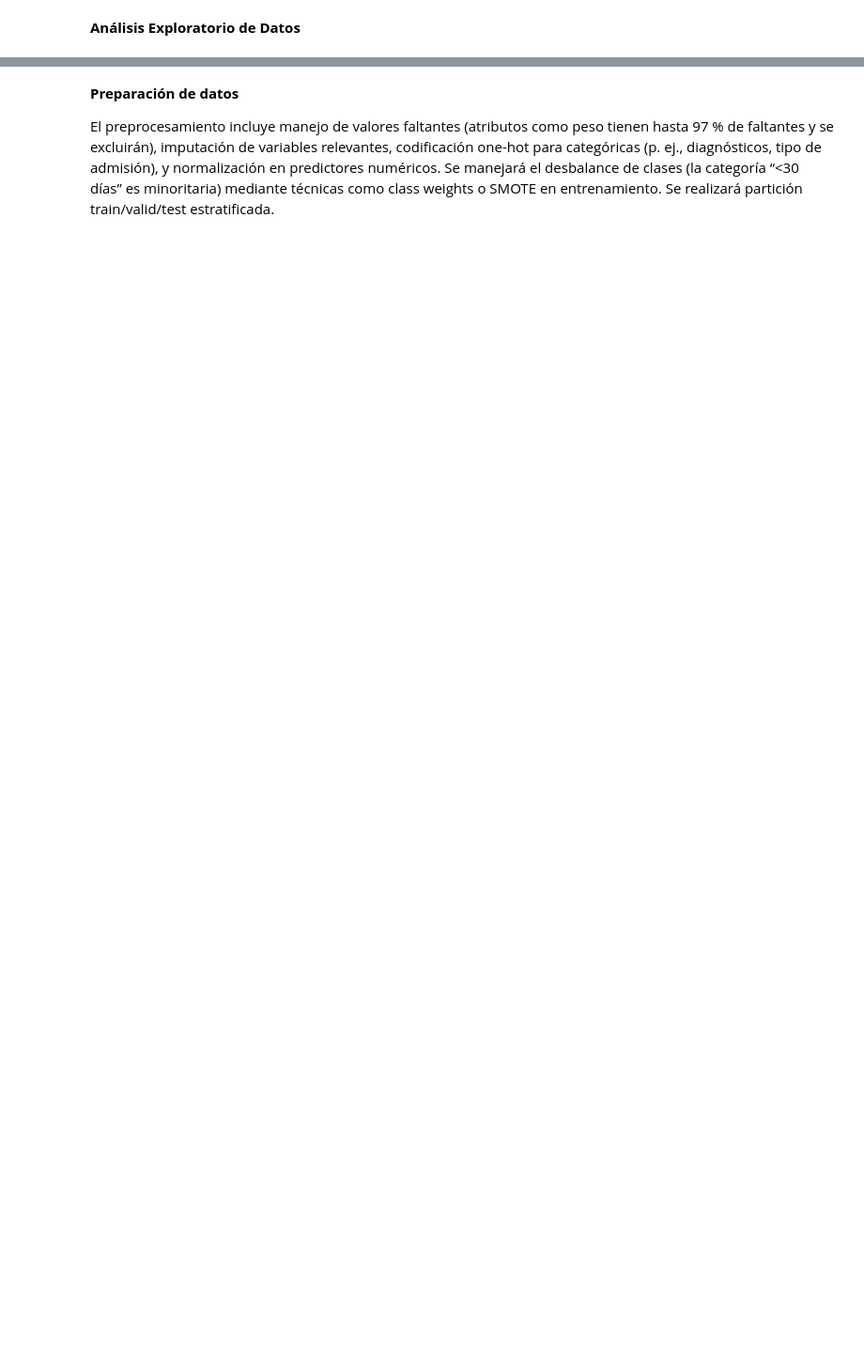
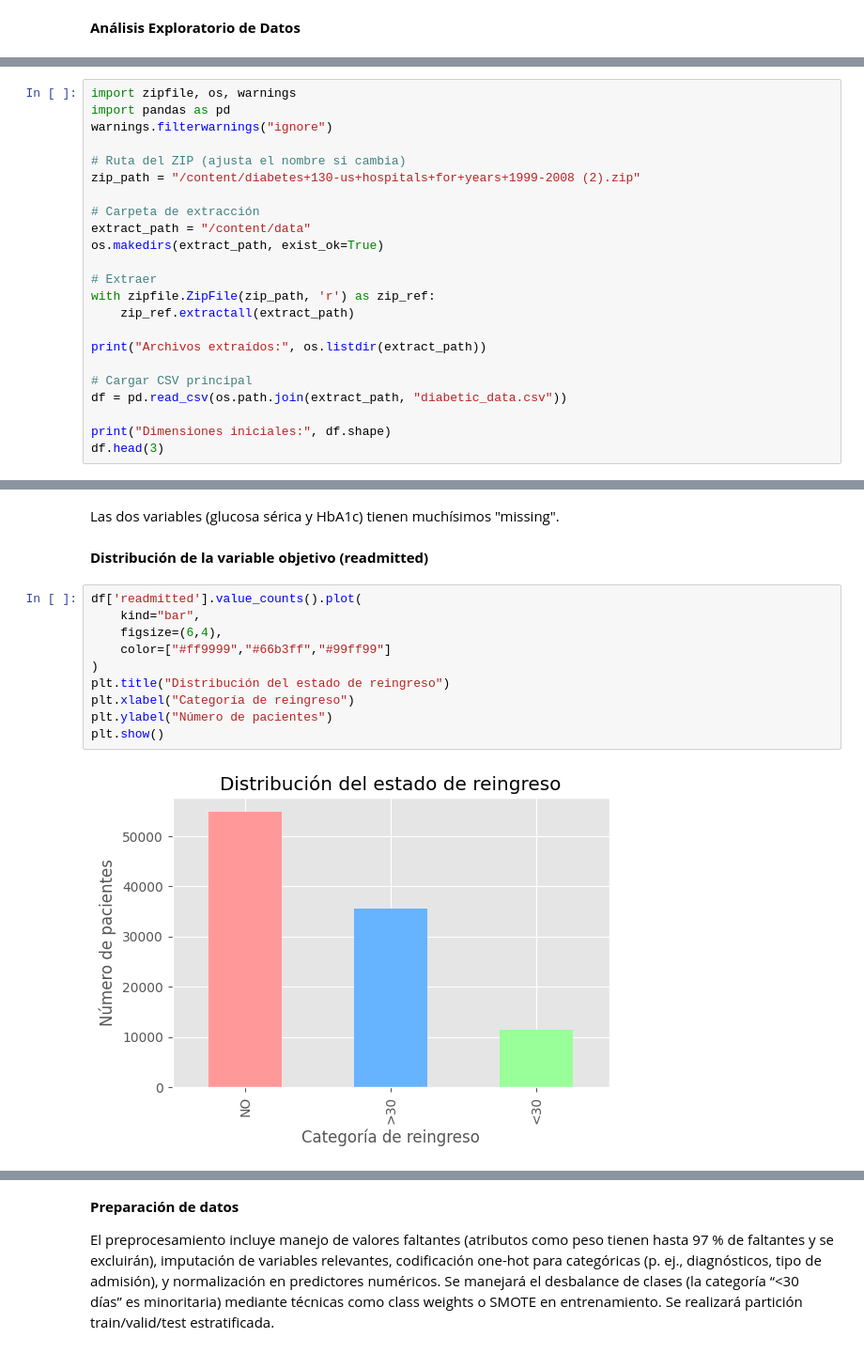
Before and after one commit to crojasce/ProyectoBE, a Jupyter notebook: Copia_de_ML_BioSta_PROYECTO_Diabetes_CR_JM_JR.ipynb, the cells around one changed output, grey strips where cells are left out. Shown at 94% size. Cells and saved outputs as stored; diff of their text form; blank space fills up the shorter version.

```diff
--- a/Copia_de_ML_BioSta_PROYECTO_Diabetes_CR_JM_JR.ipynb
+++ b/Copia_de_ML_BioSta_PROYECTO_Diabetes_CR_JM_JR.ipynb
@@ -166,0 +148,23 @@ df.head()
+# %%
+import zipfile, os, warnings
+import pandas as pd
+warnings.filterwarnings("ignore")
+
+# Ruta del ZIP (ajusta el nombre si cambia)
+zip_path = "/content/diabetes+130-us+hospitals+for+years+1999-2008 (2).zip"
+
+# Carpeta de extracción
+extract_path = "/content/data"
+os.makedirs(extract_path, exist_ok=True)
+
+# Extraer
+with zipfile.ZipFile(zip_path, 'r') as zip_ref:
+    zip_ref.extractall(extract_path)
+
+print("Archivos extraídos:", os.listdir(extract_path))
+
+# Cargar CSV principal
+df = pd.read_csv(os.path.join(extract_path, "diabetic_data.csv"))
+
+print("Dimensiones iniciales:", df.shape)
+df.head(3)
@@ -166,0 +232,16 @@ df.head()
+# %% [markdown]
+Las dos variables (glucosa sérica y HbA1c) tienen muchísimos "missing".
+# %% [markdown]
+ **Distribución de la variable objetivo (readmitted)**
+# %%
+df['readmitted'].value_counts().plot(
+    kind="bar",
+    figsize=(6,4),
+    color=["#ff9999","#66b3ff","#99ff99"]
+)
+plt.title("Distribución del estado de reingreso")
+plt.xlabel("Categoría de reingreso")
+plt.ylabel("Número de pacientes")
+plt.show()
+# %% [output]
+[figure, added]
```
Also changed, not shown: parts of 45 cells of this notebook.
